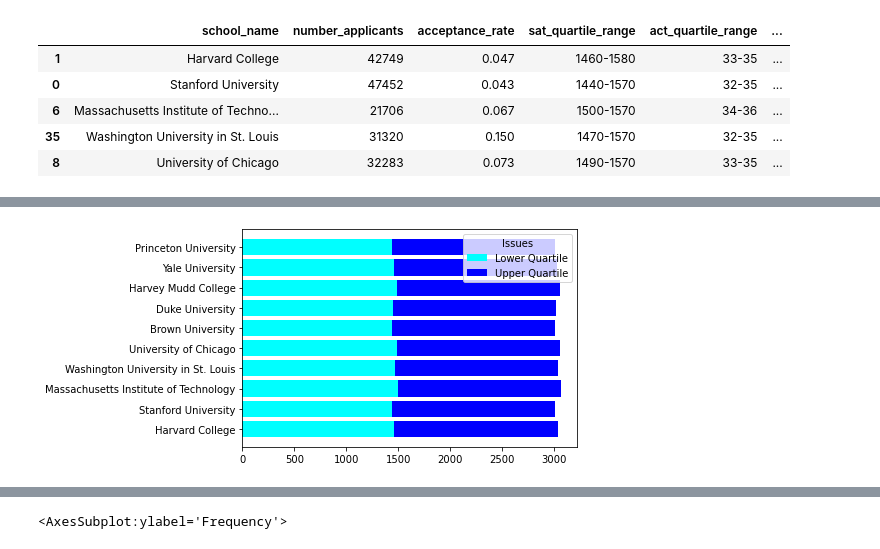
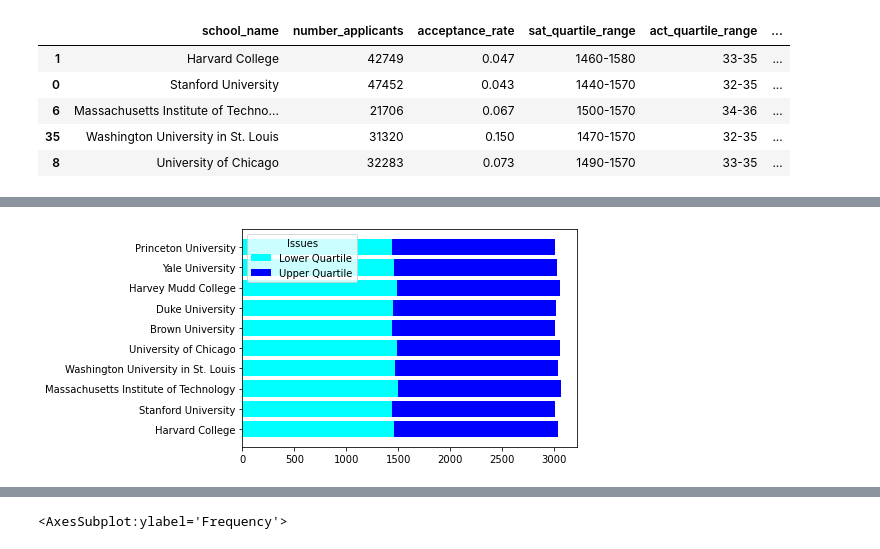
Before and after one commit to manutej/college-bound, a Jupyter notebook: code/project_1_sat.ipynb, the cells around one changed output, grey strips where cells are left out. Drawn from its saved outputs; the diff is of its cells as text; code cells hidden in the pictures.

```diff
--- a/code/project_1_sat.ipynb
+++ b/code/project_1_sat.ipynb
@@ -973,15 +974,15 @@ TypeError: bar() got multiple values for keyword argument 'bottom'
 # %%
 b1 = plt.barh(top_colleges['school_name'], top_colleges['sat_lower_quartile'], color="cyan")
 
 b2 = plt.barh(top_colleges['school_name'], top_colleges['sat_upper_quartile'], left=top_colleges['sat_lower_quartile'], color="blue")
 
-plt.legend([b1, b2], ["Lower Quartile", "Upper Quartile"], title="Issues", loc="upper right")
+plt.legend([b1, b2], ["Lower Quartile", "Upper Quartile"], title="Issues", loc="upper left")
 
 plt.show()
 
 #REFERENCE: https://www.tutorialspoint.com/horizontal-stacked-bar-chart-in-matplotlib
 # %% [output]
-[figure, old version]
+[figure, new version]
 # %%
 top_majors = df_major.sort_values(by = ['reading_writing_sat_score','math_sat_score'], ascending = False).head(20)[::-1]
 top_majors.drop(columns = ['test_takers_per_major','percent_of_total_decimal','total_accepted'],inplace = True)
```
Also changed, not shown: parts of 15 cells of this notebook.
